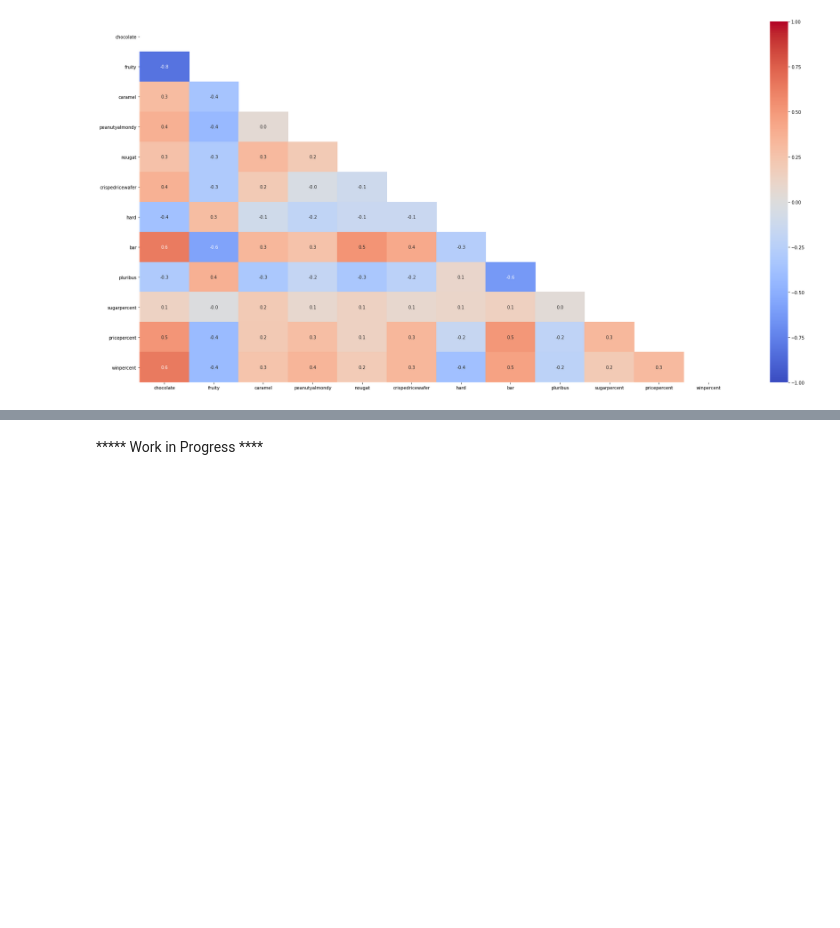
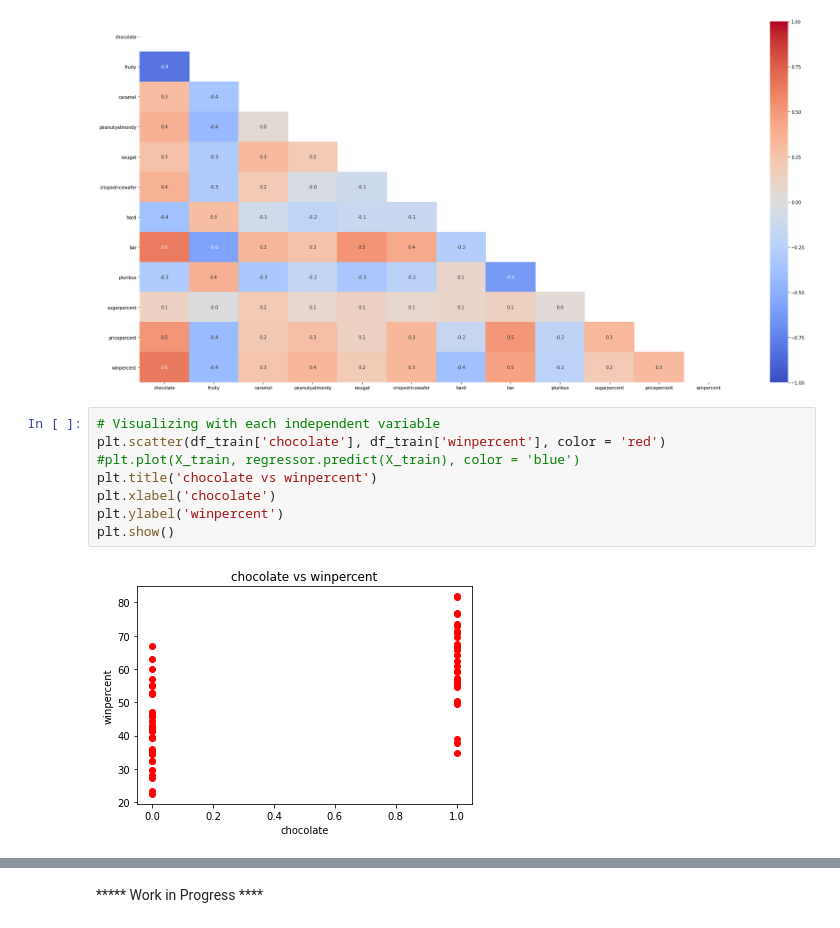
Before and after one commit to Karunakarbugide/HALLOWEEN-CANDY-WINPERCENT, a Jupyter notebook: Hallowen_Candy_Winoercent_prediction.ipynb, the cells around one changed output, grey strips where cells are left out. Saved outputs shown, nothing was run; the diff lists cells and outputs as text; blank space fills up the shorter version.

```diff
--- a/Hallowen_Candy_Winoercent_prediction.ipynb
+++ b/Hallowen_Candy_Winoercent_prediction.ipynb
@@ -44,3 +102,13 @@ sns.heatmap(df_train.corr(), annot=True, fmt='.1f', vmin=-1, vmax=1, center= 0,
 # %% [output]
 <AxesSubplot:>
 [figure]
+# %%
+# Visualizing with each independent variable
+plt.scatter(df_train['chocolate'], df_train['winpercent'], color = 'red')
+#plt.plot(X_train, regressor.predict(X_train), color = 'blue')
+plt.title('chocolate vs winpercent')
+plt.xlabel('chocolate')
+plt.ylabel('winpercent')
+plt.show()
+# %% [output]
+[figure, added]
```
Also changed, not shown: parts of 28 cells of this notebook, 1 other file.
